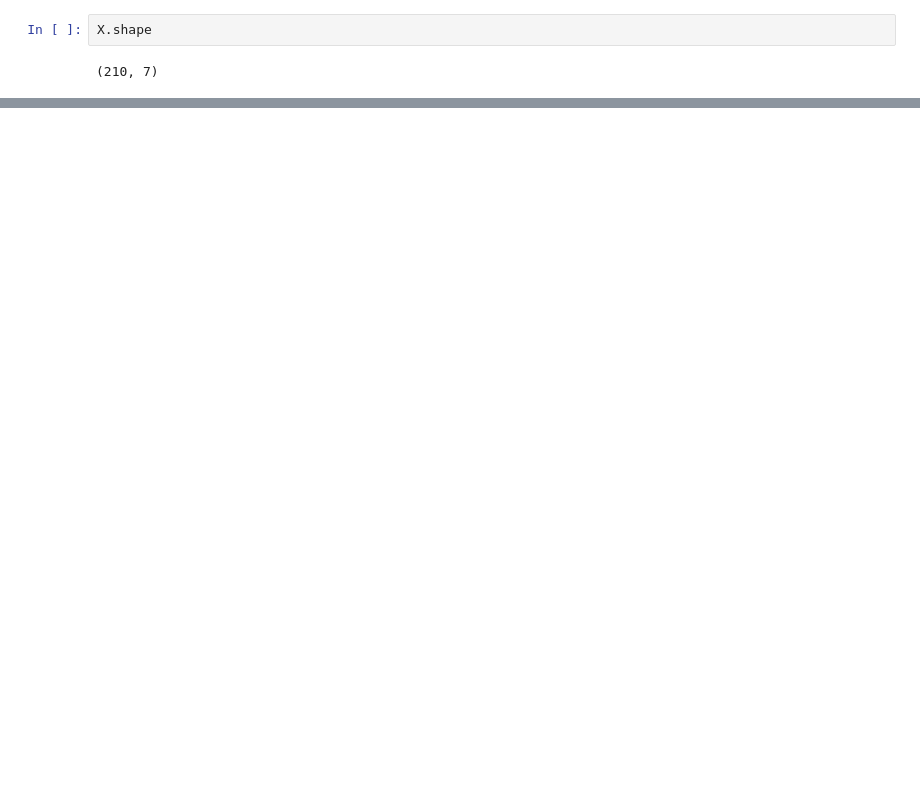
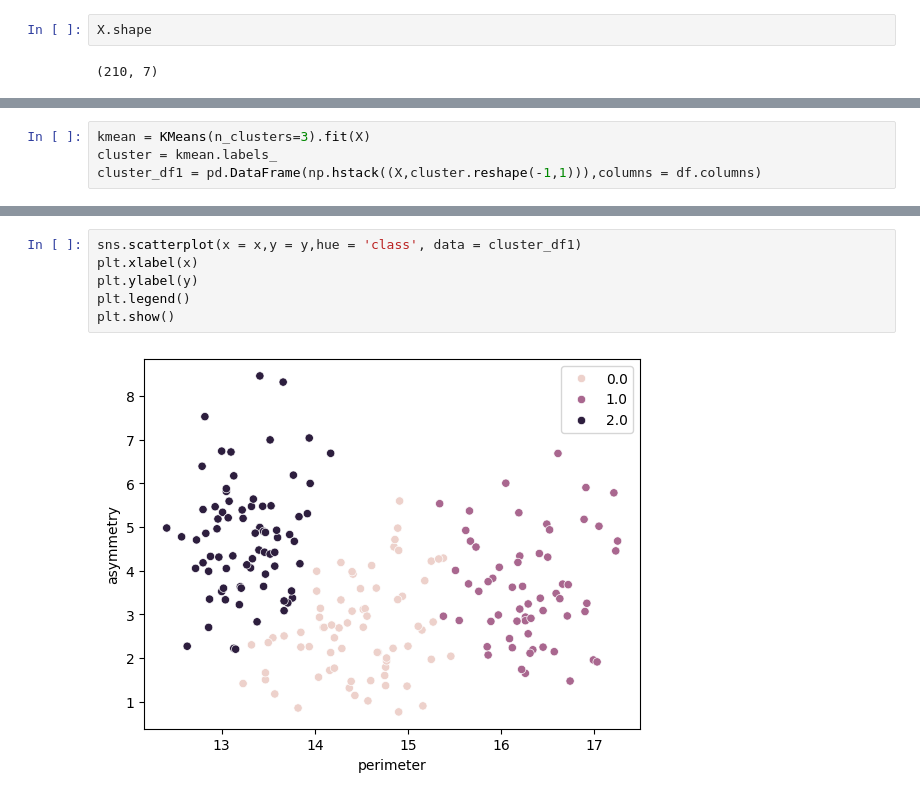
Before and after one commit to NavedAFK/K-meansClustering, a Jupyter notebook: KMeansClustering.ipynb, the cells around one changed output, grey strips where cells are left out. Saved outputs shown, nothing was run; the diff lists cells and outputs as text; blank space fills up the shorter version.

```diff
--- a/KMeansClustering.ipynb
+++ b/KMeansClustering.ipynb
@@ -131,0 +120,4 @@ plt.show()
+# %%
+kmean = KMeans(n_clusters=3).fit(X)
+cluster = kmean.labels_
+cluster_df1 = pd.DataFrame(np.hstack((X,cluster.reshape(-1,1))),columns = df.columns)
@@ -131,0 +140,8 @@ plt.show()
+# %%
+sns.scatterplot(x = x,y = y,hue = 'class', data = cluster_df1)
+plt.xlabel(x)
+plt.ylabel(y)
+plt.legend()
+plt.show()
+# %% [output]
+[figure, added]
```
Also changed, not shown: parts of 25 cells of this notebook.
